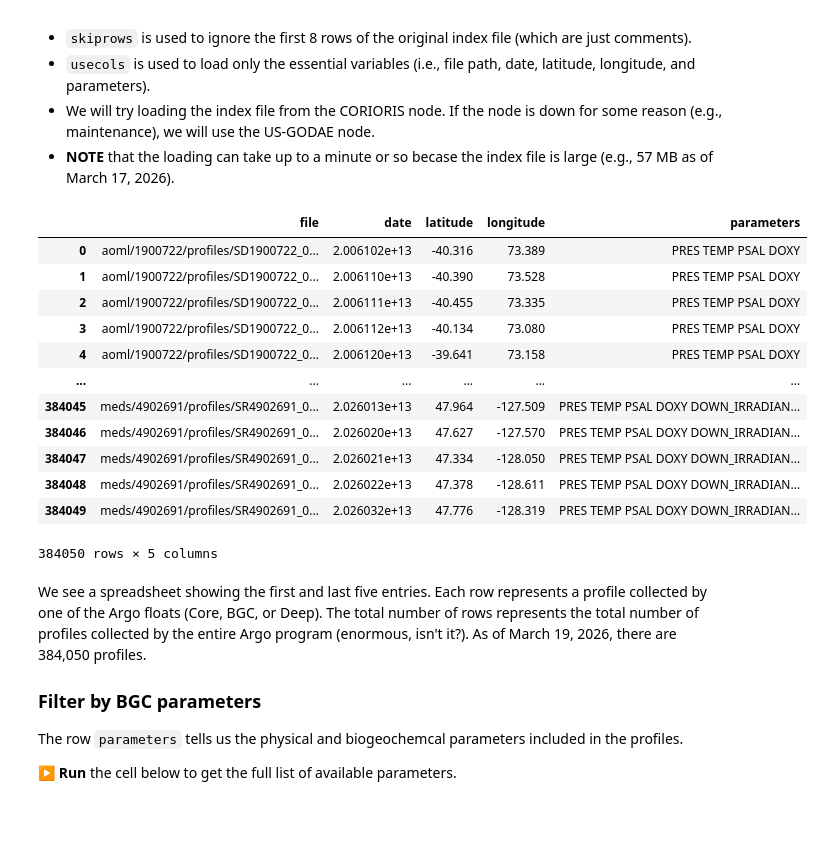
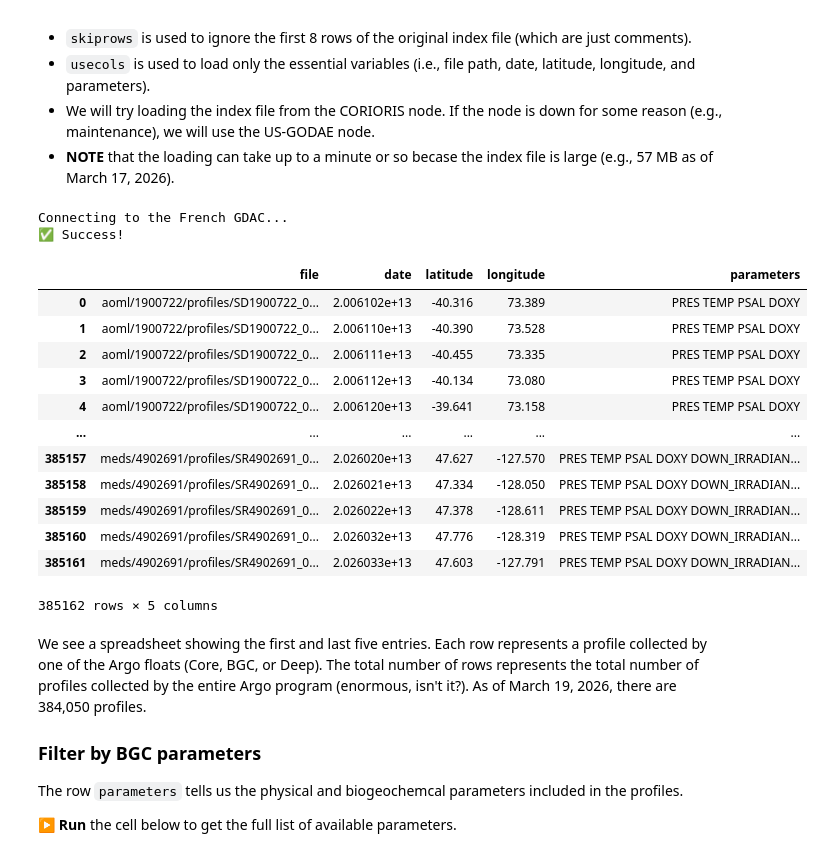
Before and after one commit to hakaseh/bgc-argo-tutorials, a Jupyter notebook: lessons/lesson_1.ipynb, the cells around one changed output. Cells and saved outputs as stored; diff of their text form; code cells hidden in the pictures; blank space fills up the shorter version.

```diff
--- a/lessons/lesson_1.ipynb
+++ b/lessons/lesson_1.ipynb
@@ -48,30 +49,42 @@ The index file provides the list of all available synthetic profiles collected b
 * **NOTE** that the loading can take up to a minute or so becase the index file is large (e.g., 57 MB as of March 17, 2026).
 # %%
 try:
-    df_index = pd.read_csv('https://data-argo.ifremer.fr/argo_synthetic-profile_index.txt',
-                           skiprows = 8,
-                           usecols = ['file', 'date', 'latitude', 'longitude', 'parameters']
-                          )
-except:
-    df_index = pd.read_csv('https://usgodae.org/pub/outgoing/argo/argo_synthetic-profile_index.txt',
-                           skiprows = 8,
-                           usecols = ['file', 'date', 'latitude', 'longitude', 'parameters']
-                          )
+    # 1. Try the French server with a strict 10-second timeout
+    print("Connecting to the French GDAC...")
+    url1 = urllib.request.urlopen('https://data-argo.ifremer.fr/argo_synthetic-profile_index.txt', timeout=10)
+
+    df_index = pd.read_csv(url1,
+                           skiprows=8,
+                           usecols=['file', 'date', 'latitude', 'longitude', 'parameters'])
+    print("✅ Success!")
+
+except Exception:
+    # 2. If it stalls or fails, immediately fall back to the US server
+    print("⚠️ French server timed out. Trying the US GDAC...")
+    url2 = urllib.request.urlopen('https://usgodae.org/pub/outgoing/argo/argo_synthetic-profile_index.txt', timeout=10)
+
+    df_index = pd.read_csv(url2,
+                           skiprows=8,
+                           usecols=['file', 'date', 'latitude', 'longitude', 'parameters'])
+    print("✅ Success!")
+
 df_index
 # %% [output]
+Connecting to the French GDAC...
+✅ Success!
 |  | file | date | latitude | longitude | parameters |
 | 0 | aoml/1900722/profiles/SD1900722_0... | 2.006102e+13 | -40.316 | 73.389 | PRES TEMP PSAL DOXY |
 | 1 | aoml/1900722/profiles/SD1900722_0... | 2.006110e+13 | -40.390 | 73.528 | PRES TEMP PSAL DOXY |
 | 2 | aoml/1900722/profiles/SD1900722_0... | 2.006111e+13 | -40.455 | 73.335 | PRES TEMP PSAL DOXY |
 | 3 | aoml/1900722/profiles/SD1900722_0... | 2.006112e+13 | -40.134 | 73.080 | PRES TEMP PSAL DOXY |
 | 4 | aoml/1900722/profiles/SD1900722_0... | 2.006120e+13 | -39.641 | 73.158 | PRES TEMP PSAL DOXY |
 | ... | ... | ... | ... | ... | ... |
-| 384045 | meds/4902691/profiles/SR4902691_0... | 2.026013e+13 | 47.964 | -127.509 | PRES TEMP PSAL DOXY DOWN_IRRADIAN... |
-| 384046 | meds/4902691/profiles/SR4902691_0... | 2.026020e+13 | 47.627 | -127.570 | PRES TEMP PSAL DOXY DOWN_IRRADIAN... |
-| 384047 | meds/4902691/profiles/SR4902691_0... | 2.026021e+13 | 47.334 | -128.050 | PRES TEMP PSAL DOXY DOWN_IRRADIAN... |
-| 384048 | meds/4902691/profiles/SR4902691_0... | 2.026022e+13 | 47.378 | -128.611 | PRES TEMP PSAL DOXY DOWN_IRRADIAN... |
-| 384049 | meds/4902691/profiles/SR4902691_0... | 2.026032e+13 | 47.776 | -128.319 | PRES TEMP PSAL DOXY DOWN_IRRADIAN... |
+| 385157 | meds/4902691/profiles/SR4902691_0... | 2.026020e+13 | 47.627 | -127.570 | PRES TEMP PSAL DOXY DOWN_IRRADIAN... |
+| 385158 | meds/4902691/profiles/SR4902691_0... | 2.026021e+13 | 47.334 | -128.050 | PRES TEMP PSAL DOXY DOWN_IRRADIAN... |
+| 385159 | meds/4902691/profiles/SR4902691_0... | 2.026022e+13 | 47.378 | -128.611 | PRES TEMP PSAL DOXY DOWN_IRRADIAN... |
+| 385160 | meds/4902691/profiles/SR4902691_0... | 2.026032e+13 | 47.776 | -128.319 | PRES TEMP PSAL DOXY DOWN_IRRADIAN... |
+| 385161 | meds/4902691/profiles/SR4902691_0... | 2.026033e+13 | 47.603 | -127.791 | PRES TEMP PSAL DOXY DOWN_IRRADIAN... |
-384050 rows × 5 columns
+385162 rows × 5 columns
 # %% [markdown]
 We see a spreadsheet showing the first and last five entries. Each row represents a profile collected by one of the Argo floats (Core, BGC, or Deep). The total number of rows represents the total number of profiles collected by the entire Argo program (enormous, isn't it?). As of March 19, 2026, there are 384,050 profiles.
 
```
Also changed, not shown: parts of 13 cells of this notebook, 12 other files.
